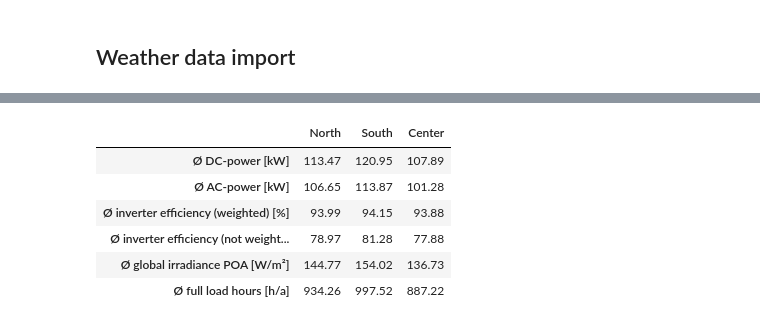
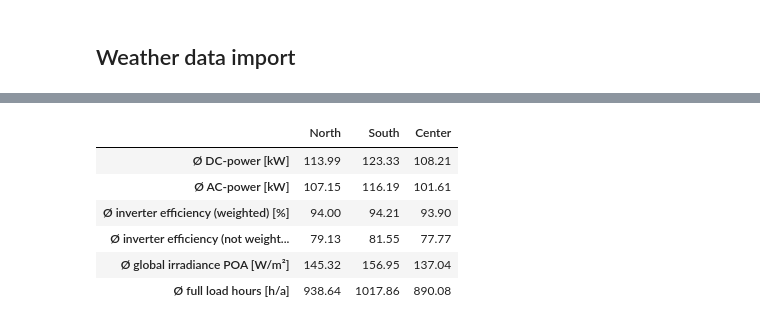
Before and after one commit to Lakim17/SERTS, a Jupyter notebook: pv_batt_opt.ipynb, the cells around one changed output, grey strips where cells are left out. Saved outputs shown, nothing was run; the diff lists cells and outputs as text; code cells hidden in the pictures.

```diff
--- a/pv_batt_opt.ipynb
+++ b/pv_batt_opt.ipynb
@@ -29,10 +29,11 @@ from pyomo.opt import SolverFactory
 ## Load profile generation
 # %%
 # -- load profile
-#
-E_el_commercial = 0.45e12 # = 0.45 TWh
-E_el_agriculture = 0.15e12 # = 0.15 TWh
-E_el_households = 0.4e12 # = 0.4 TWh
+# demand
+E_el_total = 1e12 # 1 TWh
+E_el_commercial = 0.45 * E_el_total # = 0.45 TWh
+E_el_agriculture = 0.15 * E_el_total # = 0.15 TWh
+E_el_households = 0.4 * E_el_total # = 0.4 TWh
 
 # load profiles
 dict_demand_year = {}
@@ -128,7 +114,7 @@ dict_error = {}
 list_str_location = ["North", "South", "Center"]
 indexdiff_one_year = 6 * 24 * 365 # number of indices per year - leap year neglected, since shift of 10 minutes has only small influence
 list_df_location = [df_north, df_south, df_center] # temporary list for iteration, will be overwritten at the end of the loop
-list_years = ["2020", "2021", "2022", "2023", "2024"] # cleaning for each year, based on the other years
+list_years = ["2020", "2021", "2022", "2023", "2024"] # cleaning for each year, based on the other years ########################################################################### 2024 COULD BE DELETED
 list_colnames = df_north.columns.astype(str)[1:] # north is used here, but the column names apply to all stations
 for i, df_location in enumerate(list_df_location): # iteration through all location
     dict_error_measurement = {}
@@ -161,8 +147,10 @@ for i, df_location in enumerate(list_df_location): # iteration through all locat
     df_location["dhi"] *= (10000 / 600) # Conversion factor from J/(cm² * 10min) to avg W/(m²)
     df_location["pressure"] *= 100 # Conversion factor hPa to Pa
     df_location["Ø global irradiance [kWh/(m²a)]"] = df_location["ghi"] * 8.76 # Conversion factor from W/(m²) to kWh/(m²a)
+    # reduce data set to 4 years (to be able to repeat the data periodically with respect to the leap year) and resample data on hours
+    df_location = df_location.resample("h").mean()
+    df_location = df_location.loc[:"2023-12-31 23:00:00"]
     # overwrites the element in the list that stores the data frames
-    df_location = df_location.resample("h").mean()
     list_df_location[i] = df_location
 
 # vizualisation for missing values in the weather data sets
@@ -173,7 +161,7 @@ df_error = df_error.rename(index={
     "PP_10": "ambient pressure",
     "TT_10": "temperature at 2 m AGL" # above ground level
 })
-df_error.index.name = "missing values in data set"
+df_error.index.name = "missing values in data set (5 years)"
 display(df_error)
 # %% [output]
 |  | North | South | Center |
@@ -239,52 +213,28 @@ Name: Nennleistung, dtype: object
 # %%
-# -- Modell der Berechnung der PVA-Erzeugungsdaten
+# -- model for calculating PV array generation data
 dict_pva = {}
 list_module_choice = ["Canadian_Solar_CS5P_220M___2009_", "Schott_Solar_ASE_270_DGF_50__260___2007__E__"]
-# system zur Berechnung erstellen
-sandia_modules = pvlib.pvsystem.retrieve_sam("SandiaMod") # Datenbank für Solarmodule
-cec_inverters = pvlib.pvsystem.retrieve_sam("CECInverter") # Datenbank für Wechselrichter
-module = sandia_modules[list_module_choice[0]] # Referenzkonstellation 0: "Canadian_Solar_CS5P_220M___2009_"
+# create system for calculation
+sandia_modules = pvlib.pvsystem.retrieve_sam("SandiaMod") # database for solar modules
+cec_inverters = pvlib.pvsystem.retrieve_sam("CECInverter") # database for inverters
+module = sandia_modules[list_module_choice[0]] # reference constellation 0: "Canadian_Solar_CS5P_220M___2009_"
 inverter = cec_inverters["ABB__MICRO_0_25_I_OUTD_US_208__208V_"]
-
 temperature_parameters = TEMPERATURE_MODEL_PARAMETERS["sapm"]["open_rack_glass_glass"]
-
 all_min_temps = [df["temp_air"].min() for df in list_df_location]
 min_temperature = min(all_min_temps) # -18.1
-# Modul- und Wechselrichterkonfiguration
-def modulecount():
-    max_dc_power_inverter = inverter["Pdco"] # max. zulässige PV-Leistung
-    max_power_module = module["Impo"] * module["Vmpo"]
-    max_modulecount = int(max_dc_power_inverter / max_power_module) # Maximale Modulanzahl pro Inverter
-    V_oc_min_module = module["Voco"] * (1 + (module["Bvoco"] / 100) * (25 - min_temperature)) # Leerlaufspannung bei niedrigster Temperatur
-    I_sc_module = module["Isco"]
-    max_modules_per_string = int(inverter["Vdcmax"] / V_oc_min_module) # Maximale Modulanzahl pro String, max. WR-Spannung nicht überschreiten
-    max_strings_per_inverter = int(inverter["Idcmax"] / I_sc_module)
-    dict_modulecount = {
-        "max_power_module": max_power_module,
-        "max_module_per_string": max_modules_per_string,
-        "max_strings_per_inverter": max_strings_per_inverter,
-        "max_modules_per_inverter": max_modulecount,
-        "max_dc_power_inverter": max_dc_power_inverter
-    } # veraltet: {'strings': 3, 'modules_per_string': 8, 'modules_per_inverter': 28, 'dc_power': 5271.761498976}
-    return dict_modulecount
-moduleconfig = modulecount()
-print(moduleconfig) # sollte für Auslegung verwendet werden, jedoch nicht optimal, wird nur noch für Informationen verwendet
-modules_per_string = 1
-strings_per_inverter = 1
-max_dc_power = moduleconfig["max_power_module"] * modules_per_string * strings_per_inverter
-
+# system
 system_pva = PVSystem(
     surface_tilt=30,
     surface_azimuth=180,
     module_parameters=module,
     inverter_parameters=inverter,
     temperature_model_parameters=temperature_parameters,
-    modules_per_string=modules_per_string,
-    strings_per_inverter=strings_per_inverter
+    modules_per_string=1,
+    strings_per_inverter=1
 )
-# Jeder Anlage anhand ihrer Metadaten eine Location und eine ModelChain zuordnen, mit der die Erzeugungsdaten berechnet werden
+# assign a location and a model chain to each station based on its metadata, used to calculate generation data
 list_locations = []
-for i, df in enumerate(list_df_location): # i ist ein Index, wobei 0=north, 1=south, 2=center
+for i, df in enumerate(list_df_location): # i is an index, where 0=north, 1=south, 2=center
     latitude = list_latlons[i][0]
     longitude = list_latlons[i][1]
     altitude = list_heights_station[i]
@@ -295,7 +245,6 @@ for i, df in enumerate(list_df_location): # i ist ein Index, wobei 0=north, 1=so
         tz="Europe/Berlin"
     )
     list_locations.append(location)
-
     modelchain_pva = Mc_Pva(
         system=system_pva,
         location=location,
@@ -304,13 +253,13 @@ for i, df in enumerate(list_df_location): # i ist ein Index, wobei 0=north, 1=so
         losses_model="pvwatts"
     )
     print(modelchain_pva.system.pvwatts_losses())
-    # Direktstrahlung (dni) anhand von Globalstrahlung (ghi), Diffusstrahlung (dhi) und Sonnenzenith berechnen
+    # calculate direct normal irradiance (dni) from global horizontal irradiance (ghi), diffuse horizontal irradiance (dhi) and solar zenith
     solpos = get_solarposition(
         time=df.index,
         latitude=latitude,
         longitude=longitude,
         altitude=altitude
-        ) # Sonnenposition berechnen
+        ) # calculate solar position
     dni = pvlib.irradiance.dirint(
         ghi=df["ghi"],
         solar_zenith=solpos["zenith"],
@@ -318,25 +267,20 @@ for i, df in enumerate(list_df_location): # i ist ein Index, wobei 0=north, 1=so
         pressure=df["pressure"],
     ) # ghi = dhi + dni * cos(theta)
     df["dni"] = dni.clip(lower=0)
-    # ModelChains durchführen und results speichern
-    modelchain_pva.run_model(df) # ModelChain für jeweiliges Dataframe erstellen - Nutzt Spalten temp_air, ghi, dni und dhi
-    scaling_factor_pva = 1_000_000 / max_dc_power
-
+    # run model chains and save results
+    modelchain_pva.run_model(df) # run model chain for respective dataframe - uses columns temp_air, ghi, dni and dhi
+    scaling_factor_pva = 1_000_000 / (module["Impo"] * module["Vmpo"])
     ac = modelchain_pva.results.ac.copy()
     ac = ac.clip(lower=0).fillna(0)
-
-    P_pva_scalable = ac * scaling_factor_pva # auf 1.000.000 W (1 MW) skaliert
-    list_df_location[i]["P_pva_scalable"] = P_pva_scalable # Ergebnisse in dict abspeichern
-
-    # Nur für Visualisierung
-    ac = ac # .loc["2020-05-18 12:20:00":"2020-05-18 14:20:00"]
-    dc = modelchain_pva.results.dc.p_mp.clip(lower=0).fillna(0) # .loc["2020-05-18 12:20:00":"2020-05-18 14:20:00"]
-
+    P_pva_scalable = ac * scaling_factor_pva # scaled to 1,000,000 W (1 MW)
+    list_df_location[i]["P_pva_scalable"] = P_pva_scalable # save results in dict
+    # for visualization only
+    ac = ac
+    dc = modelchain_pva.results.dc.p_mp.clip(lower=0).fillna(0)
     dc_power = (dc * scaling_factor_pva).mean()
     inverter_efficiency_weighted_percent = (ac.mean() / dc.mean()) * 100
     inverter_efficiency_unweighted_percent = (ac / dc).mean() * 100
     effective_irradiance = modelchain_pva.results.total_irrad["poa_global"].fillna(0).mean()
-
     dict_pva_temp = {
         "Ø DC-power [kW]": (dc_power / 1_000),
         "Ø AC-power [kW]": (P_pva_scalable.mean() / 1_000),
@@ -346,7 +290,6 @@ for i, df in enumerate(list_df_location): # i ist ein Index, wobei 0=north, 1=so
         "Ø full load hours [h/a]": ((P_pva_scalable.mean() / 1_000_000 ) * 8760)
     }
     dict_pva[list_str_location[i]] = dict_pva_temp
-
 df_pva = pd.DataFrame(dict_pva)
 display(df_pva.round(2))
 # %% [output]
@@ -354,11 +296,11 @@ display(df_pva.round(2))
 14.075660688264469
 14.075660688264469
 14.075660688264469
 |  | North | South | Center |
-| Ø DC-power [kW] | 113.47 | 120.95 | 107.89 |
-| Ø AC-power [kW] | 106.65 | 113.87 | 101.28 |
-| Ø inverter efficiency (weighted) [%] | 93.99 | 94.15 | 93.88 |
-| Ø inverter efficiency (not weight... | 78.97 | 81.28 | 77.88 |
-| Ø global irradiance POA [W/m²] | 144.77 | 154.02 | 136.73 |
-| Ø full load hours [h/a] | 934.26 | 997.52 | 887.22 |
+| Ø DC-power [kW] | 113.99 | 123.33 | 108.21 |
+| Ø AC-power [kW] | 107.15 | 116.19 | 101.61 |
+| Ø inverter efficiency (weighted) [%] | 94.00 | 94.21 | 93.90 |
+| Ø inverter efficiency (not weight... | 79.13 | 81.55 | 77.77 |
+| Ø global irradiance POA [W/m²] | 145.32 | 156.95 | 137.04 |
+| Ø full load hours [h/a] | 938.64 | 1017.86 | 890.08 |
 # %%
```
Also changed, not shown: parts of 10 cells of this notebook, 1 other file.
